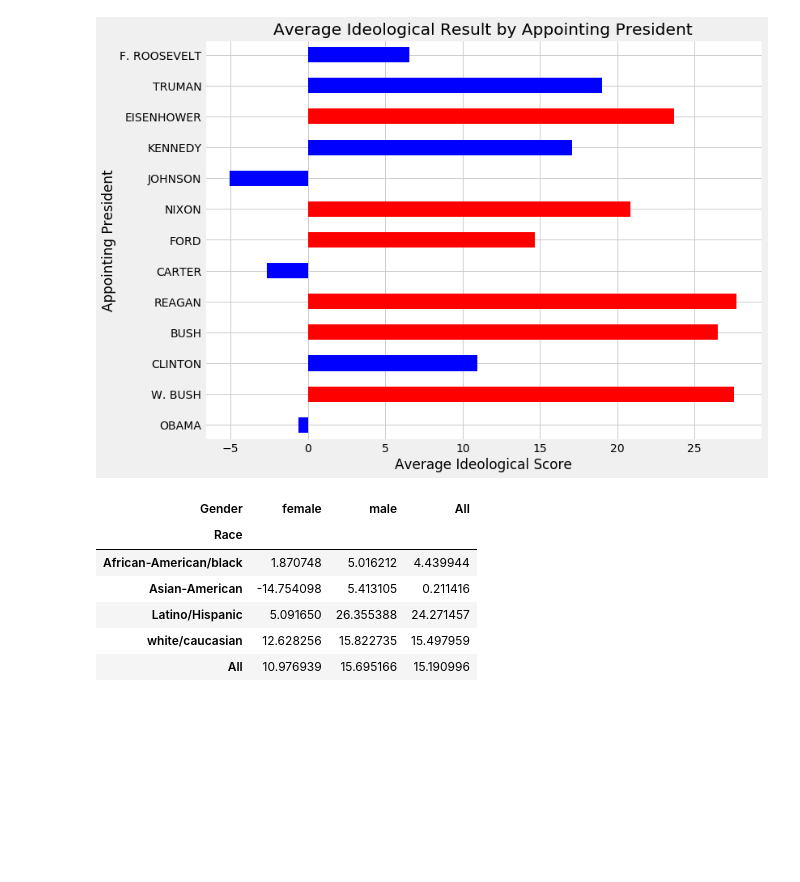
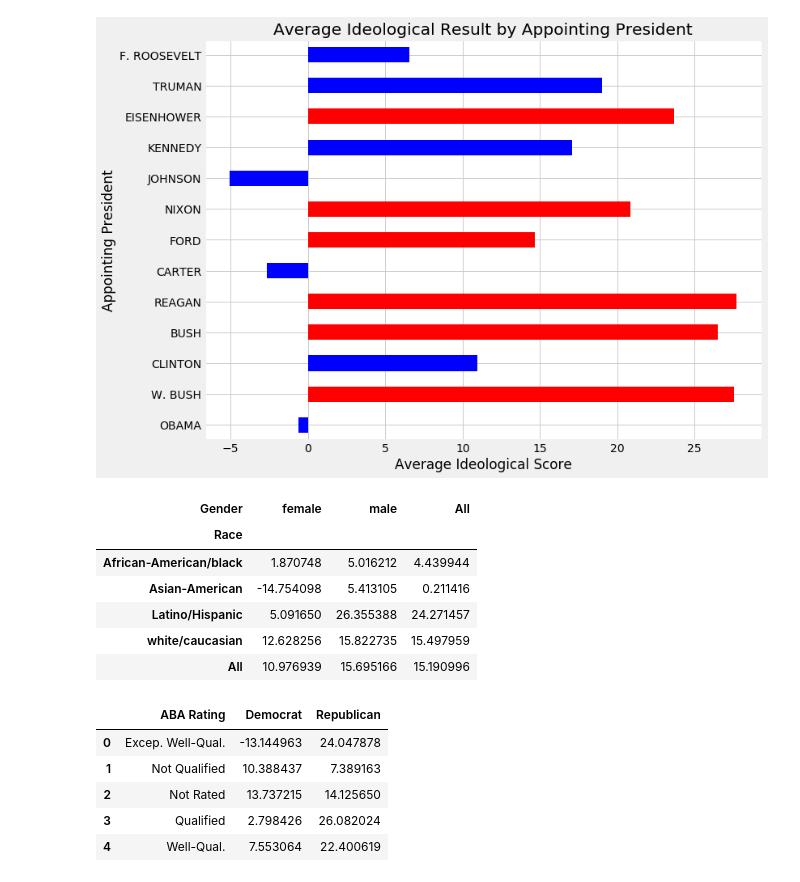
Before and after one commit to isapollnik/uscourts, a Jupyter notebook: Carp-Manning Analysis.ipynb, the cells around one changed output. Saved outputs shown, nothing was run; the diff lists cells and outputs as text; code cells hidden in the pictures; blank space fills up the shorter version.

```diff
--- a/Carp-Manning Analysis.ipynb
+++ b/Carp-Manning Analysis.ipynb
@@ -125,3 +125,18 @@ ideology_by_gen_race.pivot_table(index='Race', columns='Gender', values='Decisio
 | Latino/Hispanic | 5.091650 | 26.355388 | 24.271457 |
 | white/caucasian | 12.628256 | 15.822735 | 15.497959 |
 | All | 10.976939 | 15.695166 | 15.190996 |
+# %%
+ideology_by_rating = (judge_decisions[judge_decisions['ABA Rating'].isin(
+                                      ['Not Rated','Well-Qual.','Qualified','Not Qualified','Excep. Well-Qual.']) &
+                                      judge_decisions['Judge Party'].isin(['Democrat','Republican'])]
+                      .groupby(['ABA Rating','Judge Party'])[['Decision Ideology']].mean()
+                      .unstack().reset_index())
+ideology_by_rating.columns = ['ABA Rating','Democrat','Republican']
+ideology_by_rating
+# %% [output]
+|  | ABA Rating | Democrat | Republican |
+| 0 | Excep. Well-Qual. | -13.144963 | 24.047878 |
+| 1 | Not Qualified | 10.388437 | 7.389163 |
+| 2 | Not Rated | 13.737215 | 14.125650 |
+| 3 | Qualified | 2.798426 | 26.082024 |
+| 4 | Well-Qual. | 7.553064 | 22.400619 |
```
Also changed, not shown: parts of 3 cells of this notebook.
